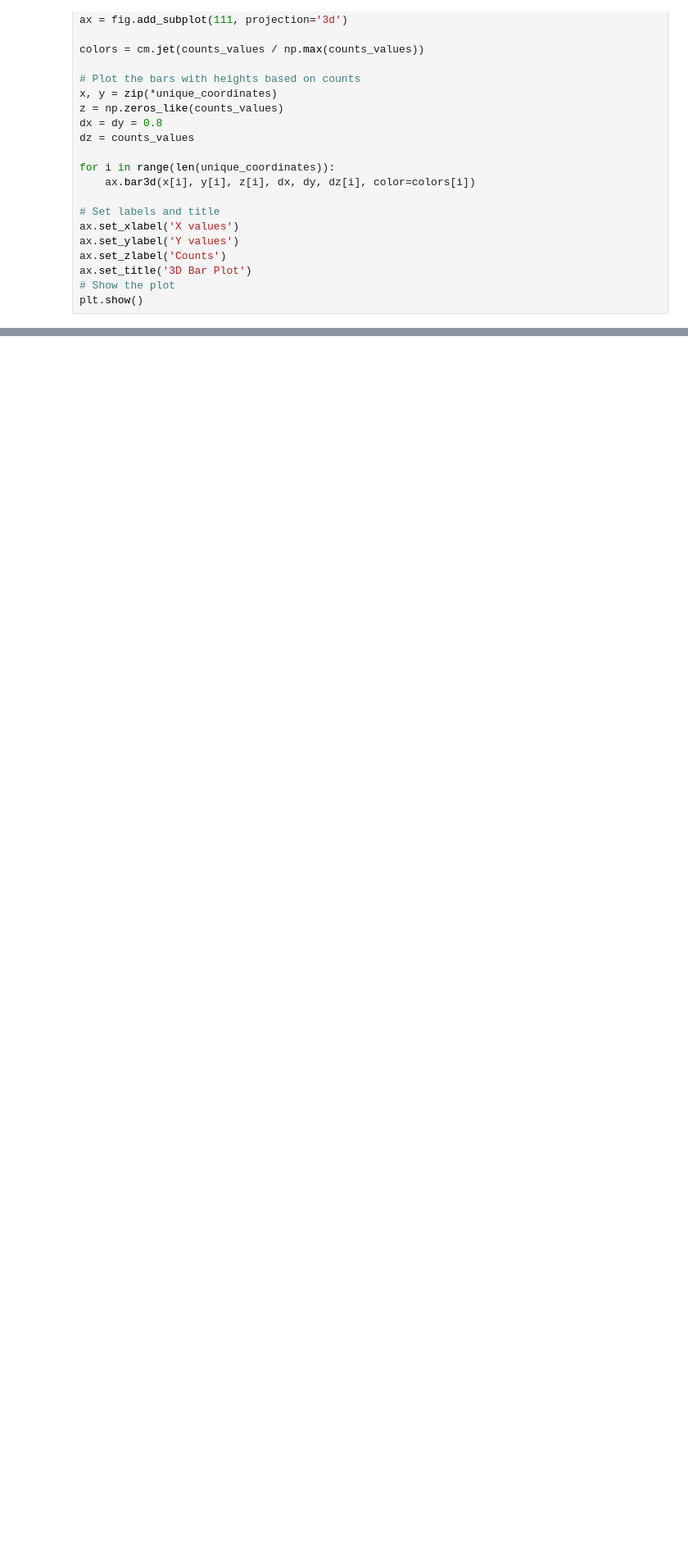
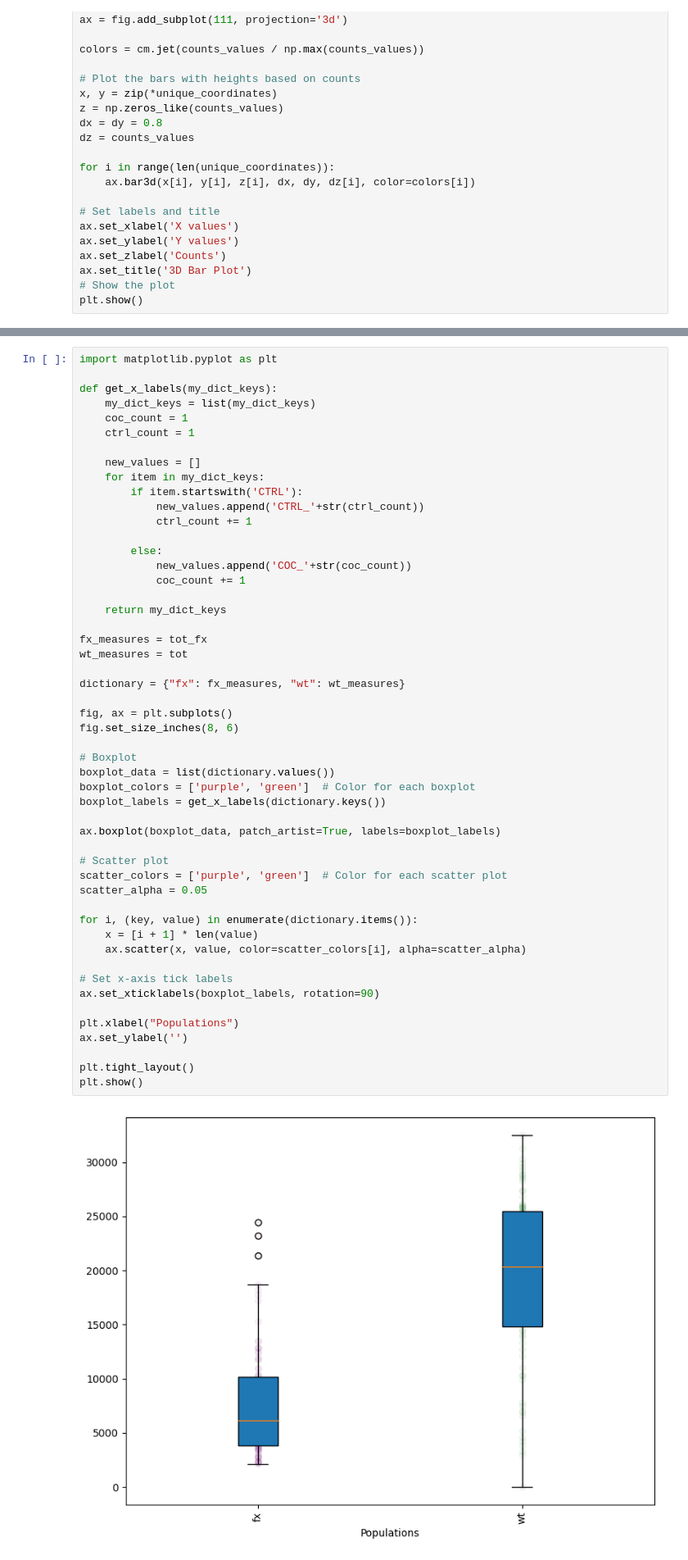
Before and after one commit to milanXpetrovic/drosophila-social-network-analysis, a Jupyter notebook: notebooks/retention_heatmap.ipynb, the cells around one changed output, grey strips where cells are left out. Shown: that part at 82% size. Saved outputs shown, nothing was run; the diff lists cells and outputs as text; blank space fills up the shorter version.

```diff
--- a/notebooks/retention_heatmap.ipynb
+++ b/notebooks/retention_heatmap.ipynb
@@ -128,0 +232,53 @@ plt.show()
+# %%
+import matplotlib.pyplot as plt
+
+def get_x_labels(my_dict_keys):
+    my_dict_keys = list(my_dict_keys)
+    coc_count = 1
+    ctrl_count = 1
+
+    new_values = []
+    for item in my_dict_keys:
+        if item.startswith('CTRL'):
+            new_values.append('CTRL_'+str(ctrl_count))
+            ctrl_count += 1
+
+        else:
+            new_values.append('COC_'+str(coc_count))
+            coc_count += 1
+
+    return my_dict_keys
+
+fx_measures = tot_fx
+wt_measures = tot
+
+dictionary = {"fx": fx_measures, "wt": wt_measures}
+
+fig, ax = plt.subplots()
+fig.set_size_inches(8, 6)
+
+# Boxplot
+boxplot_data = list(dictionary.values())
+boxplot_colors = ['purple', 'green']  # Color for each boxplot
+boxplot_labels = get_x_labels(dictionary.keys())
+
+ax.boxplot(boxplot_data, patch_artist=True, labels=boxplot_labels)
+
+# Scatter plot
+scatter_colors = ['purple', 'green']  # Color for each scatter plot
+scatter_alpha = 0.05
+
+for i, (key, value) in enumerate(dictionary.items()):
+    x = [i + 1] * len(value)
+    ax.scatter(x, value, color=scatter_colors[i], alpha=scatter_alpha)
+
+# Set x-axis tick labels
+ax.set_xticklabels(boxplot_labels, rotation=90)
+
+plt.xlabel("Populations")
+ax.set_ylabel('')
+
+plt.tight_layout()
+plt.show()
+# %% [output]
+[figure, added]
```
Also changed, not shown: parts of 5 cells of this notebook, 3 other files.
